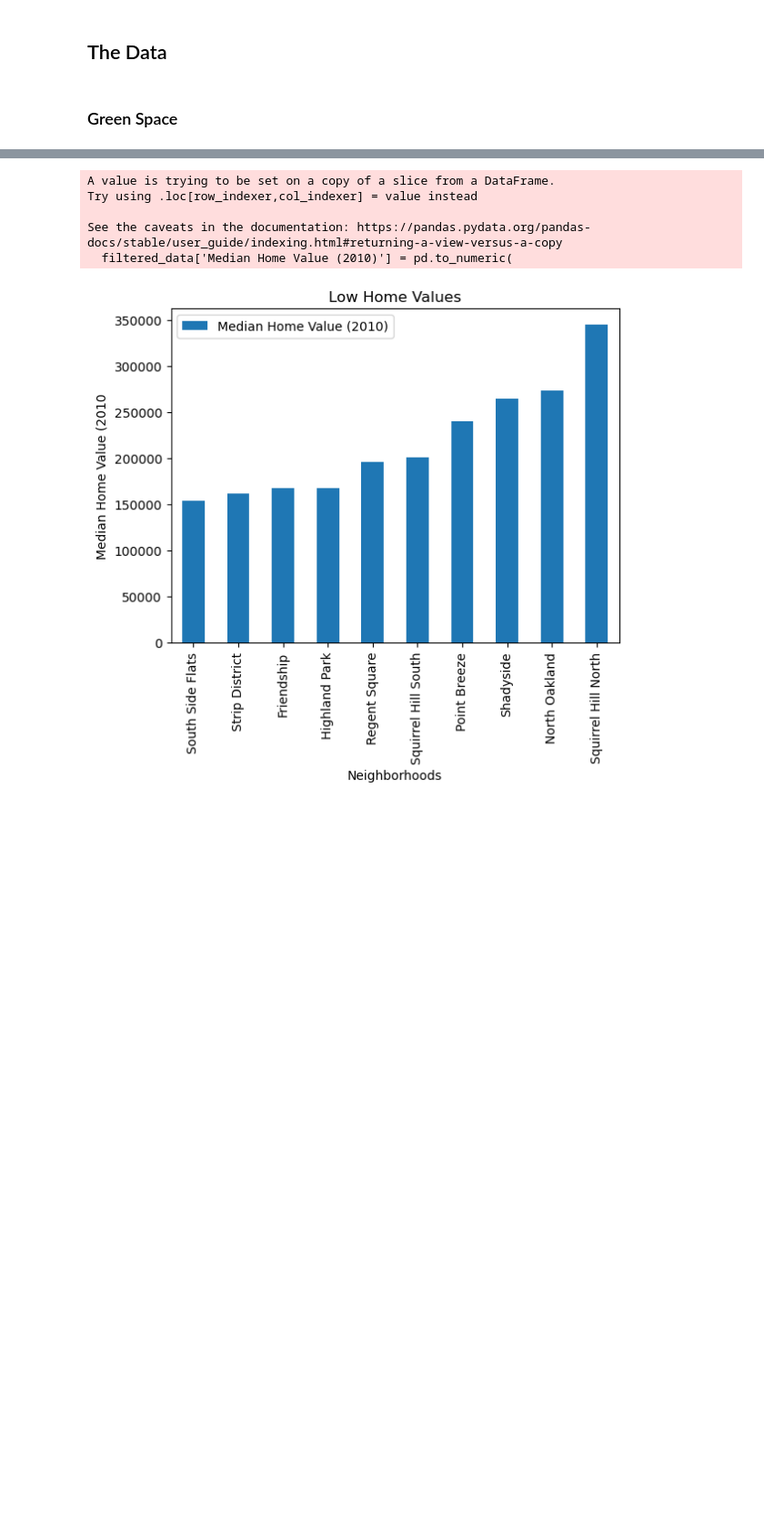
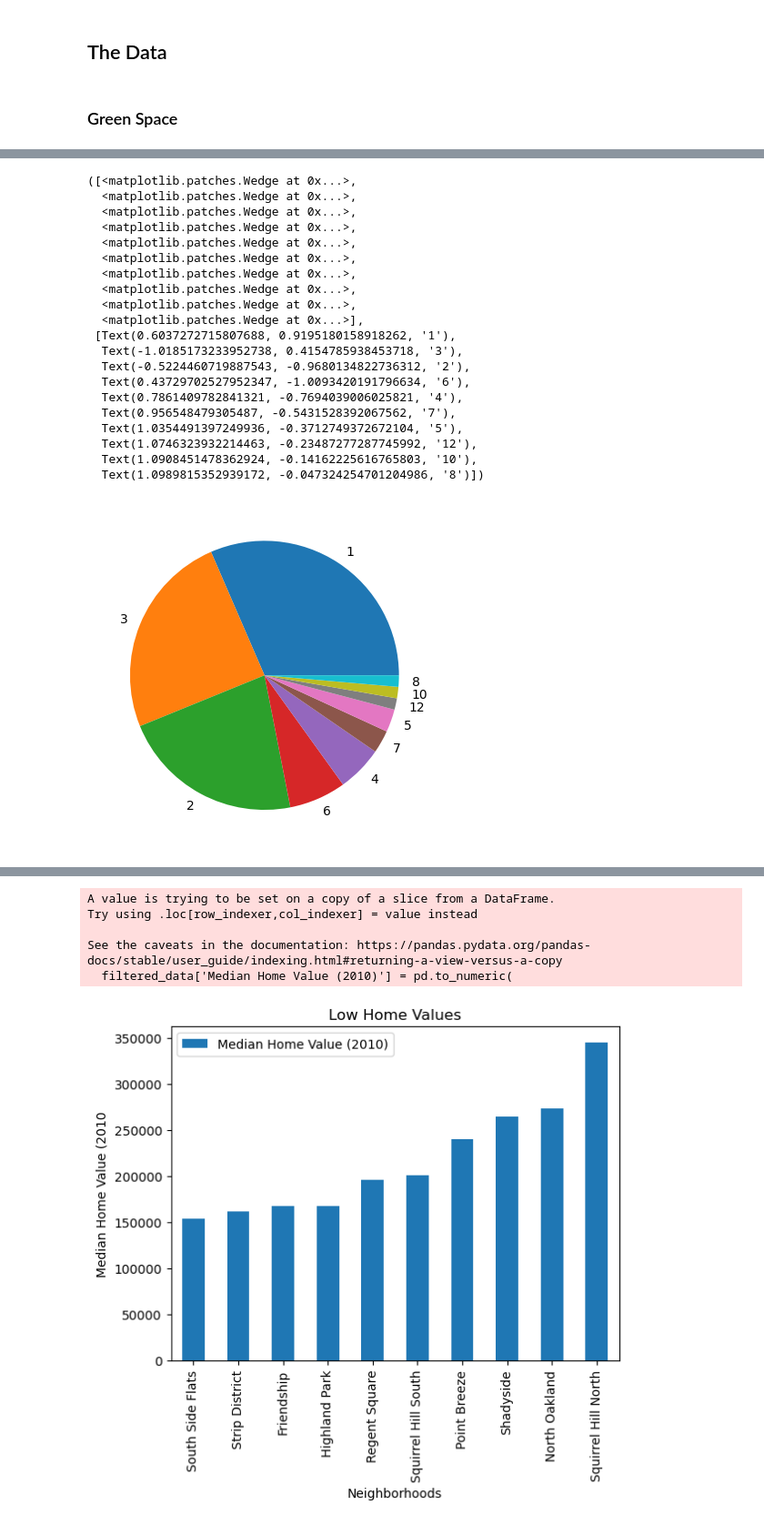
Before and after one commit to nschaab2005/CMPINF-0010-Final-Project, a Jupyter notebook: Presentation-Final.ipynb, the cells around one changed output, grey strips where cells are left out. Shown at 91% size. Drawn from its saved outputs; the diff is of its cells as text; code cells hidden in the pictures; blank space fills up the shorter version.

```diff
--- a/Presentation-Final.ipynb
+++ b/Presentation-Final.ipynb
@@ -41,0 +51,5 @@ Noah: I personally have never heard of Perry North before but looking at photos
+# %%
+# load data
+parks_data_by_neighborhood = pd.read_csv("Parks-in-Pittsburgh.csv",
+                                       index_col="_id")
+parks_data_by_neighborhood.head()
@@ -41,0 +88,4 @@ Noah: I personally have never heard of Perry North before but looking at photos
+# %%
+df_value_counts = parks_data_by_neighborhood['neighborhood'].value_counts().reset_index()
+df_value_counts.columns = ['neighborhood', 'number of parks']
+df_value_counts.head()
@@ -41,0 +99,4 @@ Noah: I personally have never heard of Perry North before but looking at photos
+# %%
+df_value_counts2 = df_value_counts['number of parks'].value_counts().reset_index()
+df_value_counts2.columns = ['number of parks', 'neighborhoods with that number of parks']
+df_value_counts2
@@ -41,0 +115,24 @@ Noah: I personally have never heard of Perry North before but looking at photos
+# %%
+plt.pie(df_value_counts2['neighborhoods with that number of parks'], labels=df_value_counts2['number of parks'])
+# %% [output]
+([<matplotlib.patches.Wedge at 0x...>,
+  <matplotlib.patches.Wedge at 0x...>,
+  <matplotlib.patches.Wedge at 0x...>,
+  <matplotlib.patches.Wedge at 0x...>,
+  <matplotlib.patches.Wedge at 0x...>,
+  <matplotlib.patches.Wedge at 0x...>,
+  <matplotlib.patches.Wedge at 0x...>,
+  <matplotlib.patches.Wedge at 0x...>,
+  <matplotlib.patches.Wedge at 0x...>,
+  <matplotlib.patches.Wedge at 0x...>],
+ [Text(0.6037272715807688, 0.9195180158918262, '1'),
+  Text(-1.0185173233952738, 0.4154785938453718, '3'),
+  Text(-0.5224460719887543, -0.9680134822736312, '2'),
+  Text(0.43729702527952347, -1.0093420191796634, '6'),
+  Text(0.7861409782841321, -0.7694039006025821, '4'),
+  Text(0.956548479305487, -0.5431528392067562, '7'),
+  Text(1.0354491397249936, -0.3712749372672104, '5'),
+  Text(1.0746323932214463, -0.23487277287745992, '12'),
+  Text(1.0908451478362924, -0.14162225616765803, '10'),
+  Text(1.0989815352939172, -0.047324254701204986, '8')])
+[figure, added]
```
Also changed, not shown: parts of 29 cells of this notebook.
